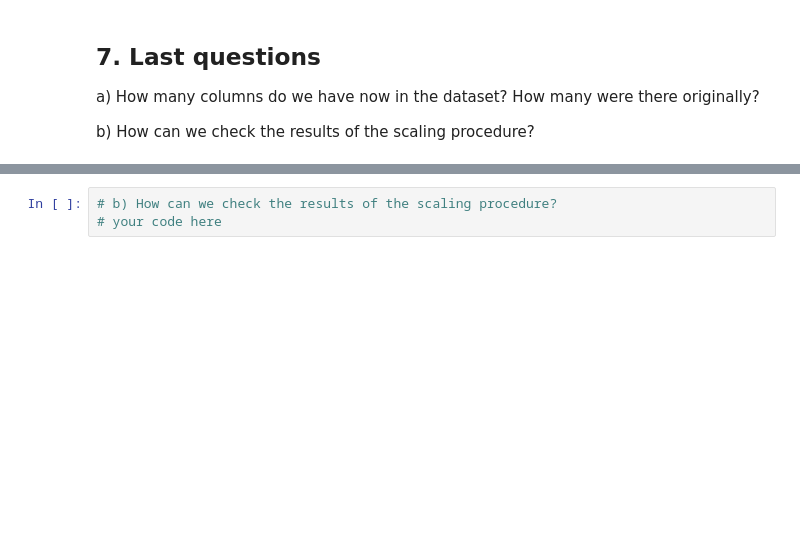
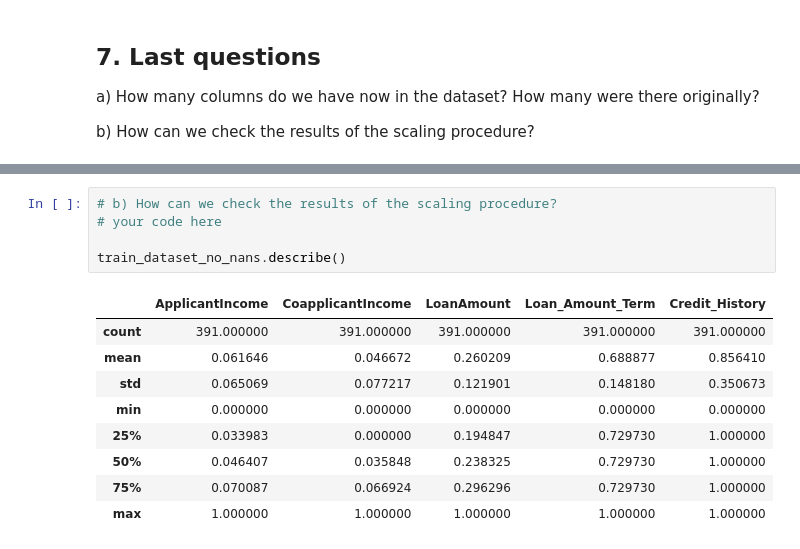
Before and after one commit to razaqfatiu/Machine-Learning, a Jupyter notebook: COMP1804_Lab_2_Data_Pre_processing_22_23.ipynb, the cells around one changed output, grey strips where cells are left out. Saved outputs shown, nothing was run; the diff lists cells and outputs as text; blank space fills up the shorter version.

```diff
--- a/COMP1804_Lab_2_Data_Pre_processing_22_23.ipynb
+++ b/COMP1804_Lab_2_Data_Pre_processing_22_23.ipynb
@@ -980,3 +988,15 @@ b) How can we check the results of the scaling procedure?
 # %%
 # b) How can we check the results of the scaling procedure?
 # your code here
+
+train_dataset_no_nans.describe()
+# %% [output]
+|  | ApplicantIncome | CoapplicantIncome | LoanAmount | Loan_Amount_Term | Credit_History |
+| count | 391.000000 | 391.000000 | 391.000000 | 391.000000 | 391.000000 |
+| mean | 0.061646 | 0.046672 | 0.260209 | 0.688877 | 0.856410 |
+| std | 0.065069 | 0.077217 | 0.121901 | 0.148180 | 0.350673 |
+| min | 0.000000 | 0.000000 | 0.000000 | 0.000000 | 0.000000 |
+| 25% | 0.033983 | 0.000000 | 0.194847 | 0.729730 | 1.000000 |
+| 50% | 0.046407 | 0.035848 | 0.238325 | 0.729730 | 1.000000 |
+| 75% | 0.070087 | 0.066924 | 0.296296 | 0.729730 | 1.000000 |
+| max | 1.000000 | 1.000000 | 1.000000 | 1.000000 | 1.000000 |
```
Also changed, not shown: parts of 1 cell of this notebook.
